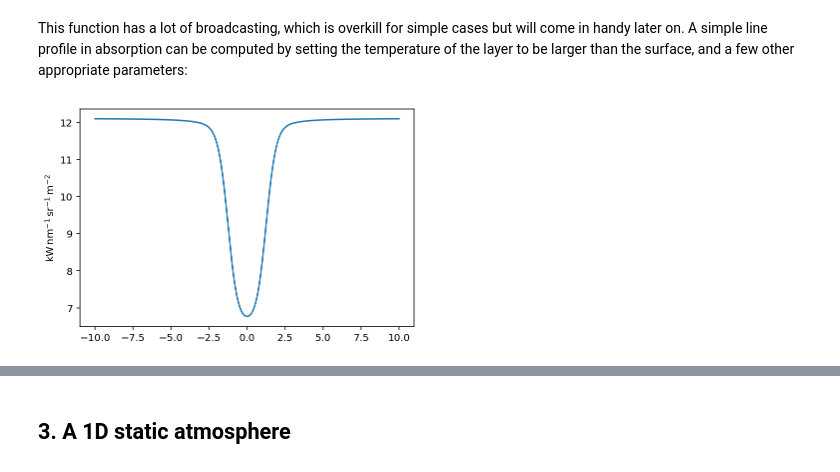
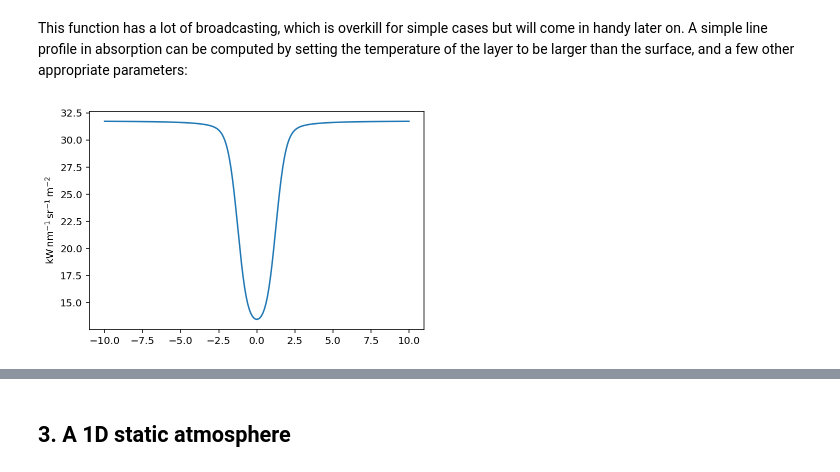
Before and after one commit to tiagopereira/ast4310, a Jupyter notebook: notebooks/tutorials/radiative_transfer_1D.ipynb, the cells around one changed output, grey strips where cells are left out. Drawn from its saved outputs; the diff is of its cells as text; code cells hidden in the pictures.

```diff
--- a/notebooks/tutorials/radiative_transfer_1D.ipynb
+++ b/notebooks/tutorials/radiative_transfer_1D.ipynb
@@ -58,19 +58,19 @@ def compute_profile(tau0, a, u, wavelength):
 # %% [markdown]
 This function has a lot of broadcasting, which is overkill for simple cases but will come in handy later on. A simple line profile in absorption can be computed by setting the temperature of the layer to be larger than the surface, and a few other appropriate parameters:
 # %%
-temp_surface = 5000 * units.K
-temp_layer = 4500 * units.K
+temp_surface = 6000 * units.K
+temp_layer = 5000 * units.K
 tau0 = numpy.array([3])  # thickness of reversing layer
 wave = units.Quantity(500, unit='nm')
 u = numpy.linspace(-10, 10, 201)
 a = 0.1
 
 intensity = compute_profile(tau0, a, u, wave)
 
 fig, ax = plt.subplots()
 ax.plot(u, intensity);
 # %% [output]
-[figure, old version]
+[figure, new version]
 # %% [markdown]
 ## 2. Line strength and curve of growth
 
```
Also changed, not shown: parts of 6 cells of this notebook.
